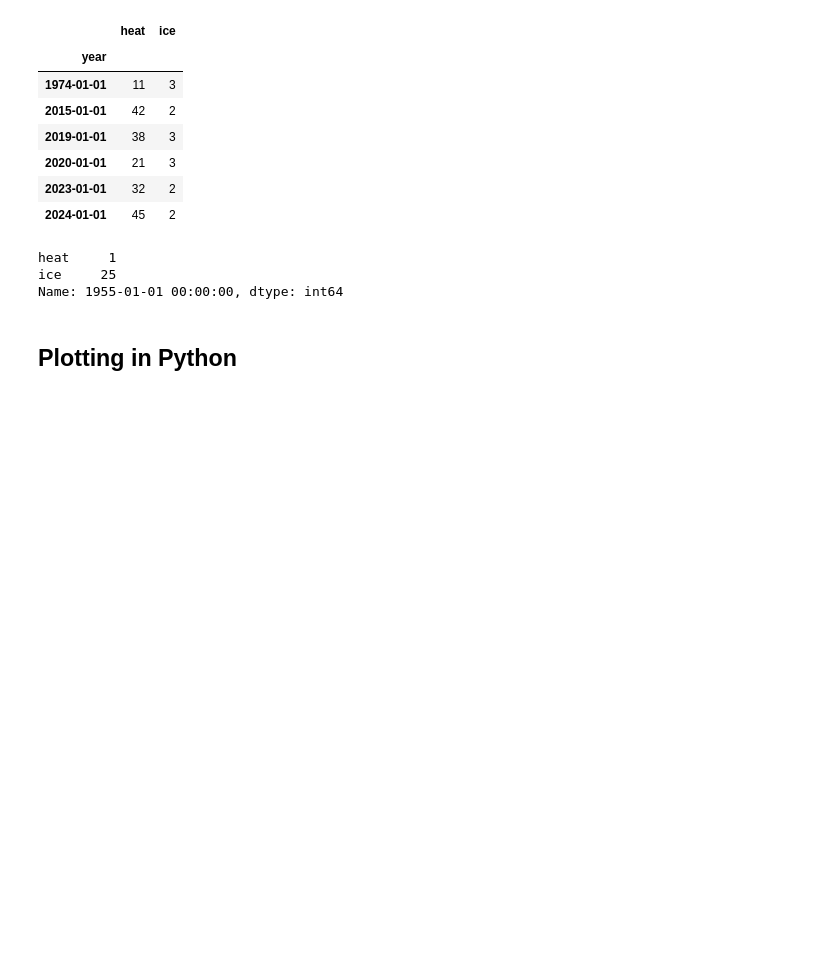
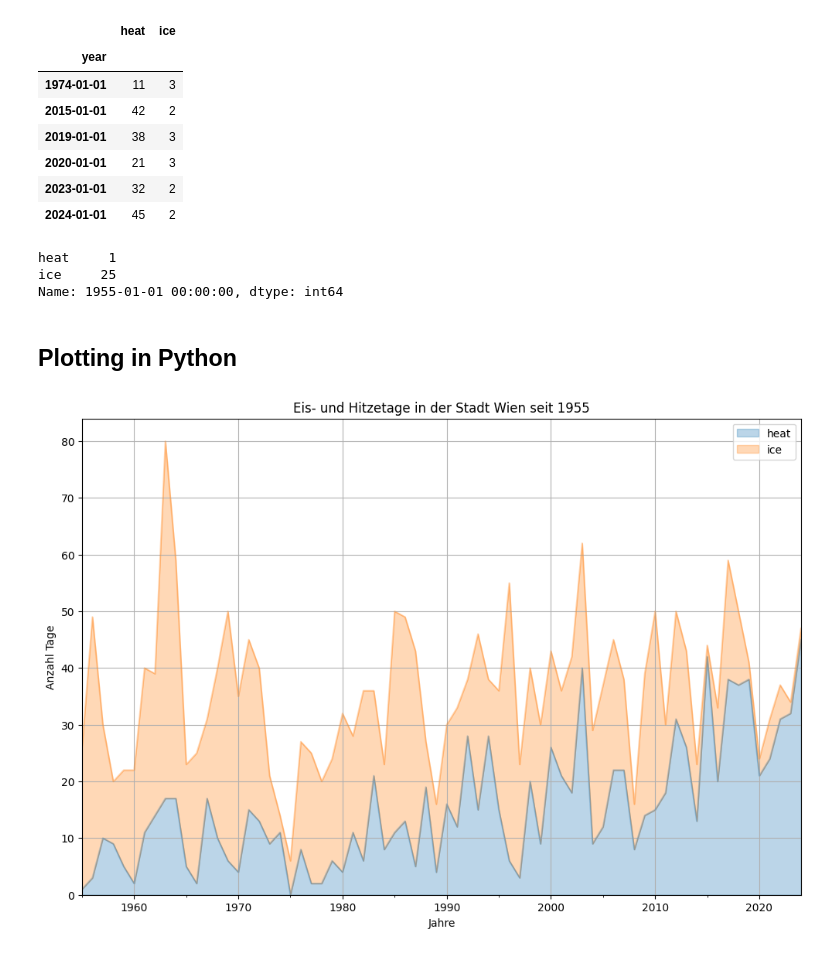
Before and after one commit to mckoh/data-science-mcit-ba-im-2026, a Jupyter notebook: notebooks/01_data_with_pandas.ipynb, the cells around one changed output. Cells and saved outputs as stored; diff of their text form; code cells hidden in the pictures; blank space fills up the shorter version.

Commit message:
added plotting

```diff
--- a/notebooks/01_data_with_pandas.ipynb
+++ b/notebooks/01_data_with_pandas.ipynb
@@ -126,3 +127,16 @@ ice     25
 Name: 1955-01-01 00:00:00, dtype: int64
 # %% [markdown]
 ## Plotting in Python
+# %%
+df.plot(
+    kind="area",
+    figsize=(12,8),
+    alpha=0.3
+)
+plt.xlabel("Jahre")
+plt.ylabel("Anzahl Tage")
+plt.title("Eis- und Hitzetage in der Stadt Wien seit 1955")
+plt.grid(True)
+plt.savefig("../output/eistage.png")
+# %% [output]
+[figure, added]
```
Also changed, not shown: parts of 6 cells of this notebook.
